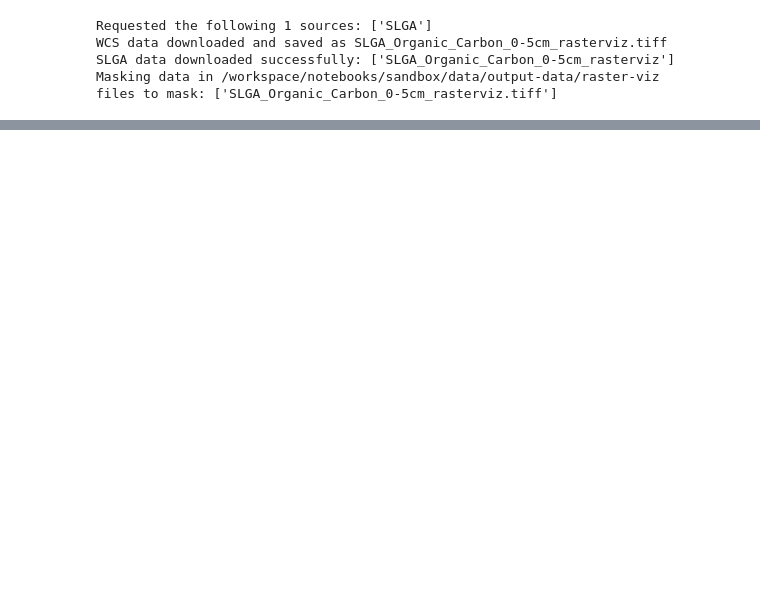
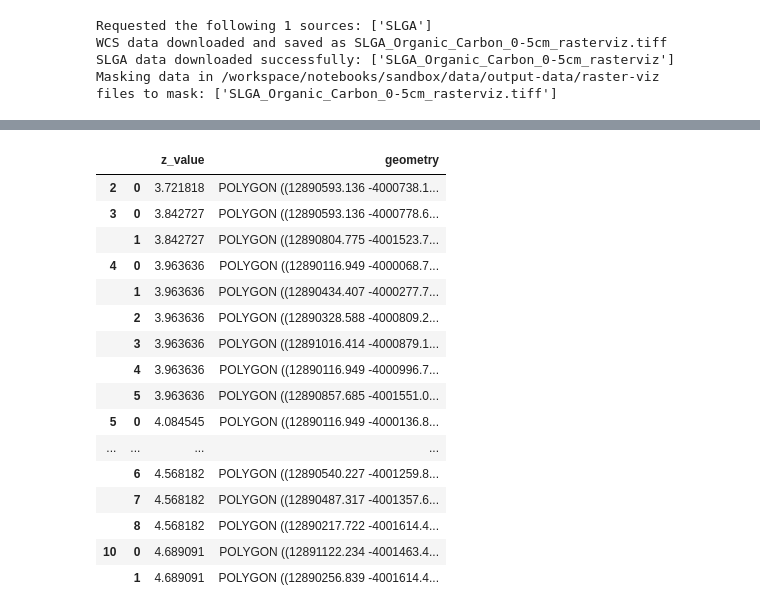
Before and after one commit to Sensand-AI/data-notebooks, a Jupyter notebook: notebooks/sandbox/utilities/raster-visualisation.ipynb, the cells around one changed output, grey strips where cells are left out. Cells and saved outputs as stored; diff of their text form; code cells hidden in the pictures; blank space fills up the shorter version.

```diff
--- a/notebooks/sandbox/utilities/raster-visualisation.ipynb
+++ b/notebooks/sandbox/utilities/raster-visualisation.ipynb
@@ -135,0 +284,23 @@ TypeError: 'module' object is not callable
+# %%
+
+#GPT recommendation to use apply() instead of iterrows() as it handles alrge datasets better/faster?
+contours_explode['geometry'] = contours_explode['geometry'].apply(lambda x: x.convex_hull)
+contours_explode
+# %% [output]
+|  |  | z_value | geometry |
+| 2 | 0 | 3.721818 | POLYGON ((12890593.136 -4000738.1... |
+| 3 | 0 | 3.842727 | POLYGON ((12890593.136 -4000778.6... |
+|  | 1 | 3.842727 | POLYGON ((12890804.775 -4001523.7... |
+| 4 | 0 | 3.963636 | POLYGON ((12890116.949 -4000068.7... |
+|  | 1 | 3.963636 | POLYGON ((12890434.407 -4000277.7... |
+|  | 2 | 3.963636 | POLYGON ((12890328.588 -4000809.2... |
+|  | 3 | 3.963636 | POLYGON ((12891016.414 -4000879.1... |
+|  | 4 | 3.963636 | POLYGON ((12890116.949 -4000996.7... |
+|  | 5 | 3.963636 | POLYGON ((12890857.685 -4001551.0... |
+| 5 | 0 | 4.084545 | POLYGON ((12890116.949 -4000136.8... |
+| ... | ... | ... | ... |
+|  | 6 | 4.568182 | POLYGON ((12890540.227 -4001259.8... |
+|  | 7 | 4.568182 | POLYGON ((12890487.317 -4001357.6... |
+|  | 8 | 4.568182 | POLYGON ((12890217.722 -4001614.4... |
+| 10 | 0 | 4.689091 | POLYGON ((12891122.234 -4001463.4... |
+|  | 1 | 4.689091 | POLYGON ((12890256.839 -4001614.4... |
```
Also changed, not shown: parts of 23 cells of this notebook.
